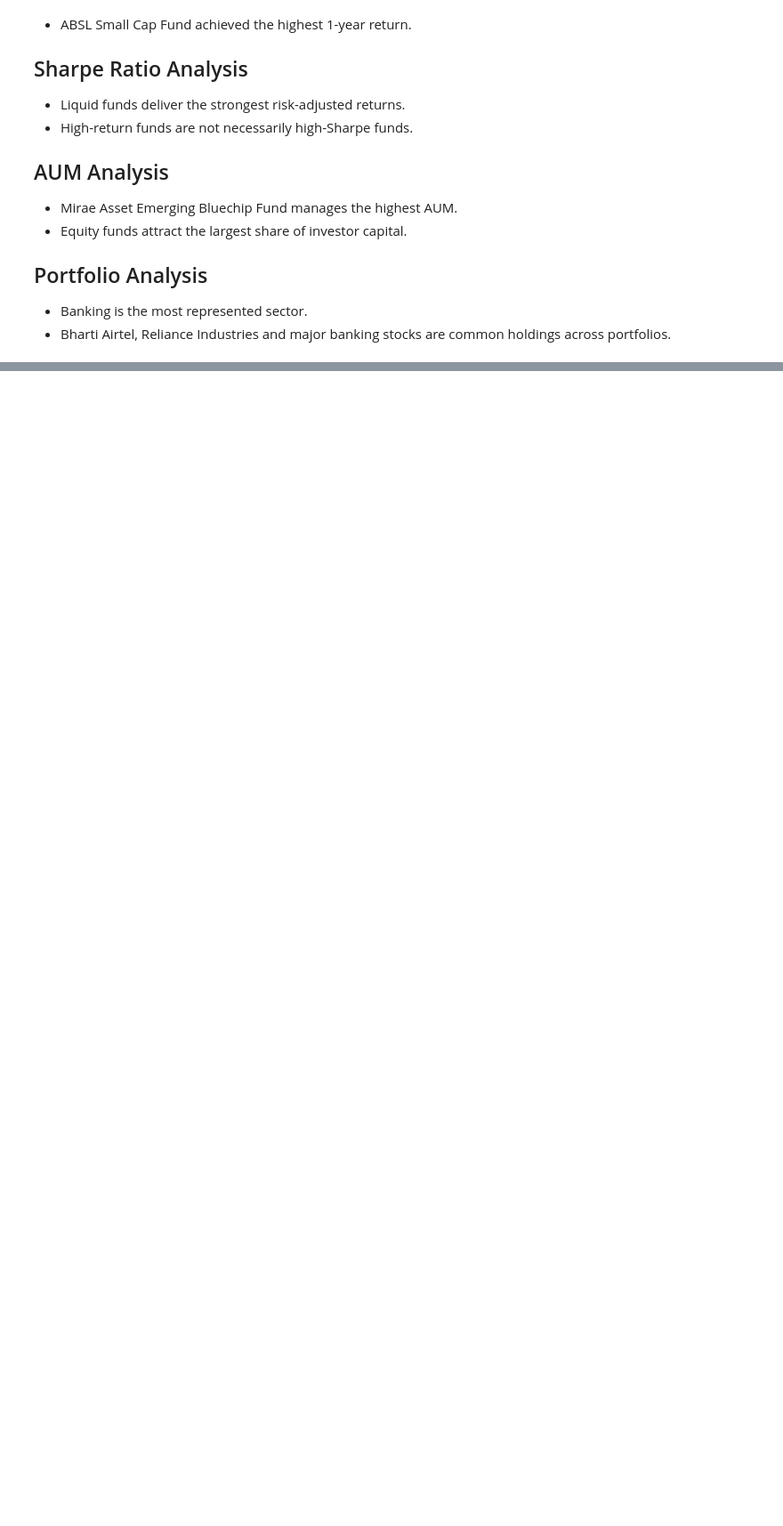
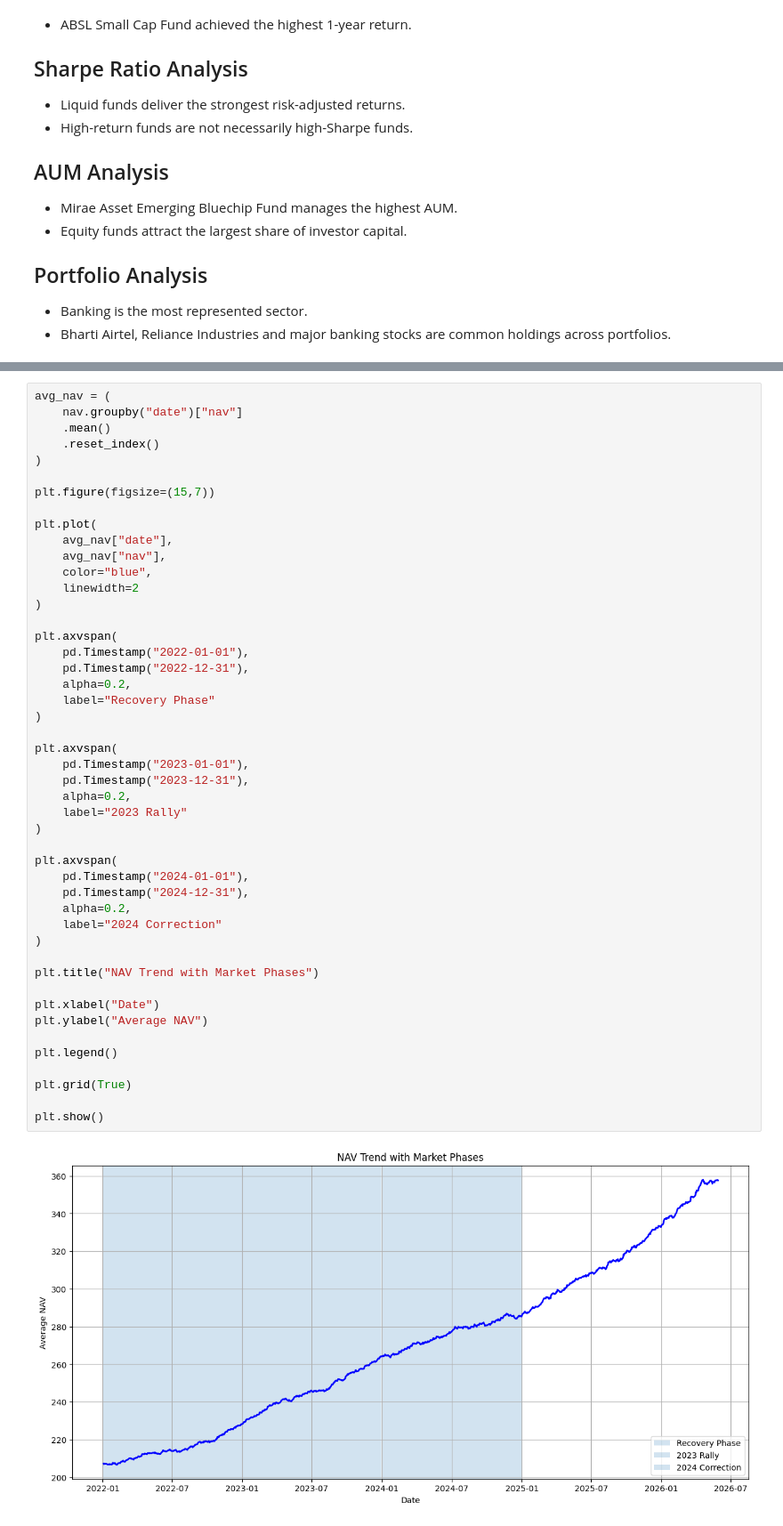
Before and after one commit to rishilg/bluestock_mf_capstone, a Jupyter notebook: notebooks/03_eda_analysis.ipynb, the cells around one changed output, grey strips where cells are left out. Shown at 89% size. Cells and saved outputs as stored; diff of their text form; blank space fills up the shorter version.

```diff
--- a/notebooks/03_eda_analysis.ipynb
+++ b/notebooks/03_eda_analysis.ipynb
@@ -593,0 +686,49 @@ plt.show()
+# %%
+avg_nav = (
+    nav.groupby("date")["nav"]
+    .mean()
+    .reset_index()
+)
+
+plt.figure(figsize=(15,7))
+
+plt.plot(
+    avg_nav["date"],
+    avg_nav["nav"],
+    color="blue",
+    linewidth=2
+)
+
+plt.axvspan(
+    pd.Timestamp("2022-01-01"),
+    pd.Timestamp("2022-12-31"),
+    alpha=0.2,
+    label="Recovery Phase"
+)
+
+plt.axvspan(
+    pd.Timestamp("2023-01-01"),
+    pd.Timestamp("2023-12-31"),
+    alpha=0.2,
+    label="2023 Rally"
+)
+
+plt.axvspan(
+    pd.Timestamp("2024-01-01"),
+    pd.Timestamp("2024-12-31"),
+    alpha=0.2,
+    label="2024 Correction"
+)
+
+plt.title("NAV Trend with Market Phases")
+
+plt.xlabel("Date")
+plt.ylabel("Average NAV")
+
+plt.legend()
+
+plt.grid(True)
+
+plt.show()
+# %% [output]
+[figure, added]
```
Also changed, not shown: parts of 53 cells of this notebook, 21 other files.
